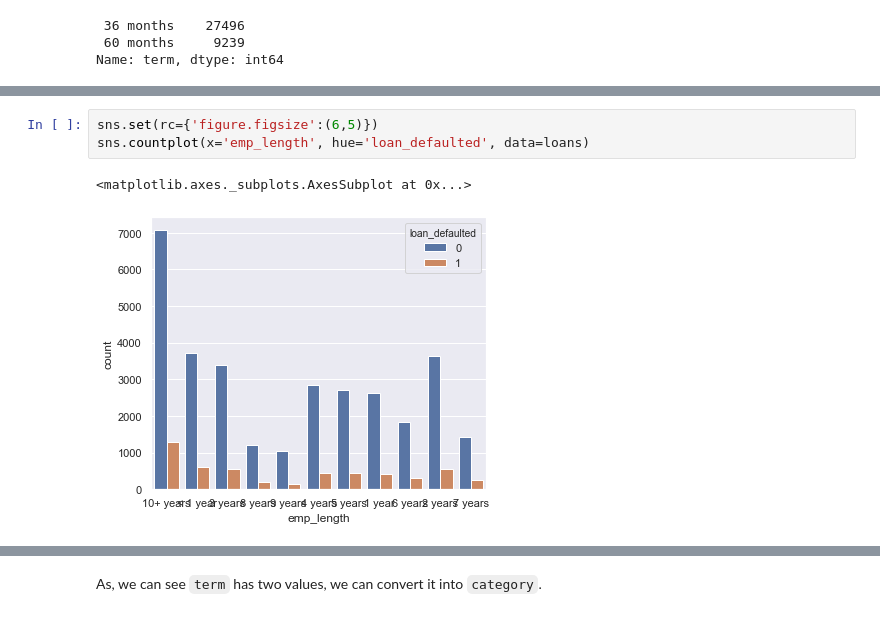
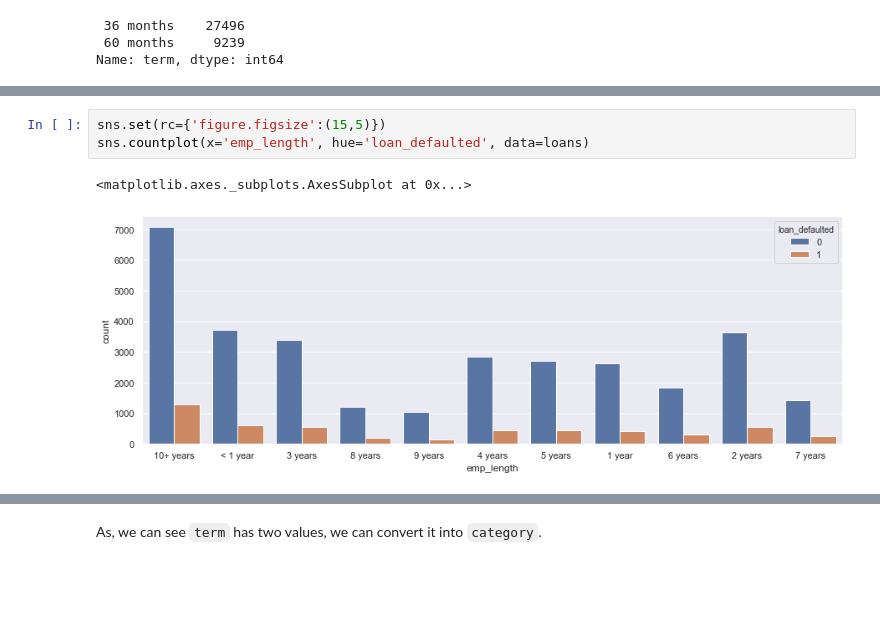
Before and after one commit to ashwanikumar04/loan-defaulter-case-study, a Jupyter notebook: ashwani_kumar.ipynb, the cells around one changed output, grey strips where cells are left out. Saved outputs shown, nothing was run; the diff lists cells and outputs as text; blank space fills up the shorter version.

```diff
--- a/ashwani_kumar.ipynb
+++ b/ashwani_kumar.ipynb
@@ -383,7 +383,7 @@ Name: grade, dtype: int64
 # %%
-sns.set(rc={'figure.figsize':(6,5)})
+sns.set(rc={'figure.figsize':(15,5)})
 sns.countplot(x='emp_length', hue='loan_defaulted', data=loans)
 # %% [output]
 <matplotlib.axes._subplots.AxesSubplot at 0x...>
-[figure, old version]
+[figure, new version]
 # %%
```
Also changed, not shown: parts of 5 cells of this notebook.
